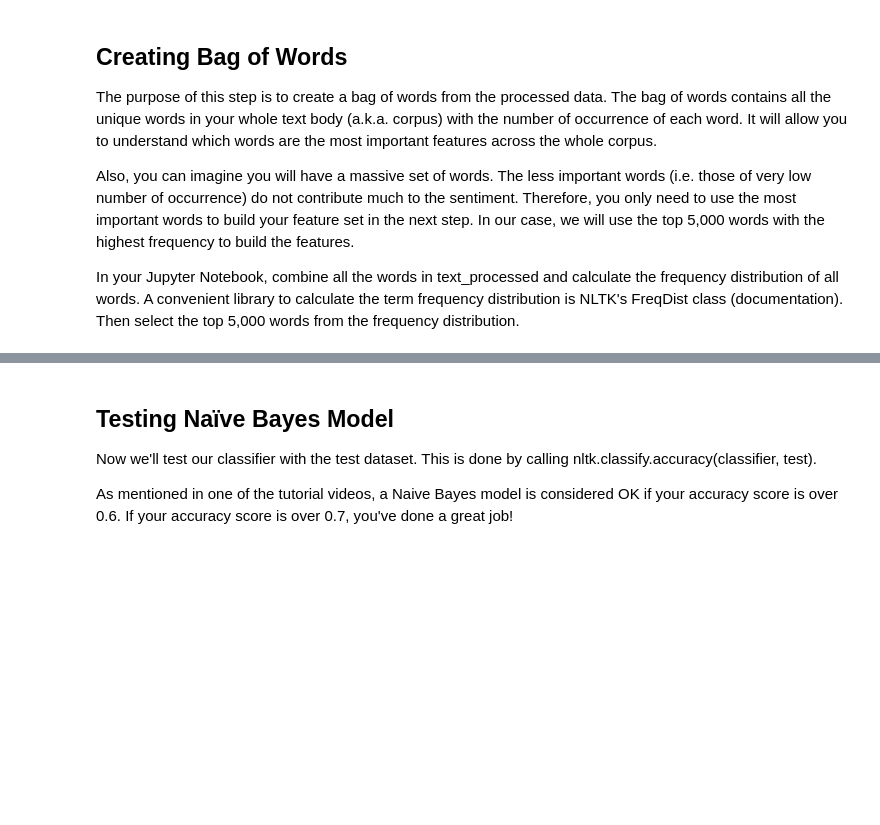
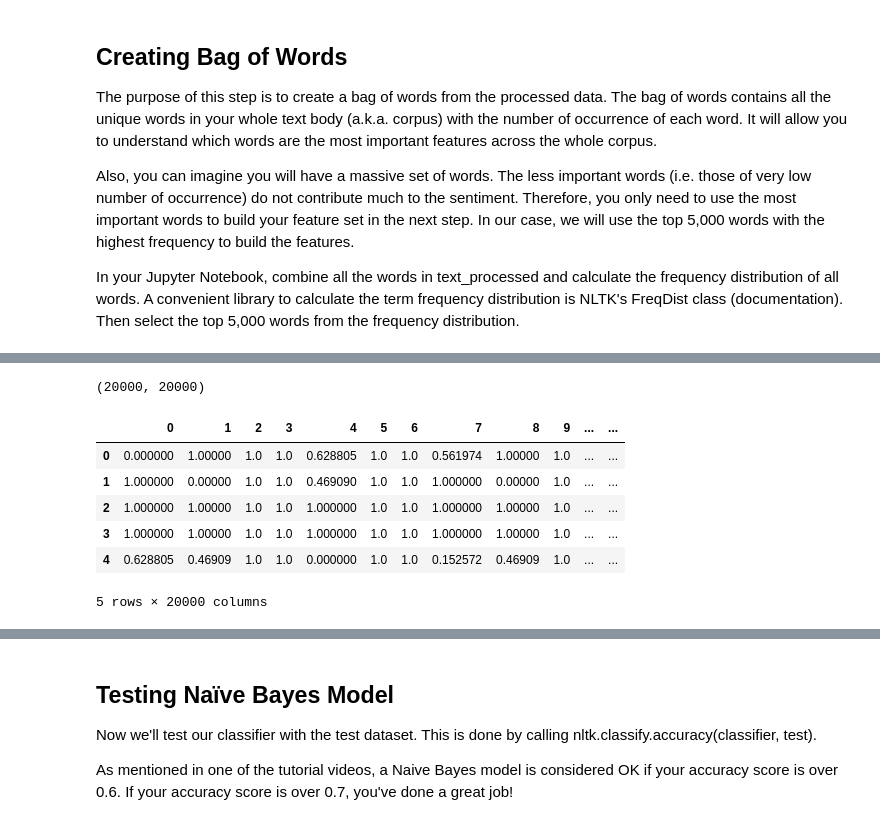
Before and after one commit to Ironhack-Data-Madrid-Enero-2022/lab-nlp, a Jupyter notebook: main.ipynb, the cells around one changed output, grey strips where cells are left out. Saved outputs shown, nothing was run; the diff lists cells and outputs as text; code cells hidden in the pictures; blank space fills up the shorter version.

```diff
--- a/main.ipynb
+++ b/main.ipynb
@@ -33,0 +214,3 @@ Now in your Jupyter Notebook, create a function called remove_stopwords that loo
+# %%
+df['text_processed_str'] = [','.join(map(str, l)) for l in df['text_processed']]
+df.head(2)
@@ -42,0 +248,2 @@ In your Jupyter Notebook, combine all the words in text_processed and calculate
+# %%
+tfidf=TfidfVectorizer(min_df=0.05, tokenizer=spacy_tokenizer)
@@ -42,0 +255,2 @@ In your Jupyter Notebook, combine all the words in text_processed and calculate
+# %%
+tfidf_matrix=tfidf.fit_transform(df['text_processed_str'])
@@ -42,0 +279,16 @@ In your Jupyter Notebook, combine all the words in text_processed and calculate
+# %%
+distancias=1-cos(tfidf_matrix)
+
+distancias.shape
+# %% [output]
+(20000, 20000)
+# %%
+pd.DataFrame(distancias).head()
+# %% [output]
+|  | 0 | 1 | 2 | 3 | 4 | 5 | 6 | 7 | 8 | 9 | ... | ... |
+| 0 | 0.000000 | 1.00000 | 1.0 | 1.0 | 0.628805 | 1.0 | 1.0 | 0.561974 | 1.00000 | 1.0 | ... | ... |
+| 1 | 1.000000 | 0.00000 | 1.0 | 1.0 | 0.469090 | 1.0 | 1.0 | 1.000000 | 0.00000 | 1.0 | ... | ... |
+| 2 | 1.000000 | 1.00000 | 1.0 | 1.0 | 1.000000 | 1.0 | 1.0 | 1.000000 | 1.00000 | 1.0 | ... | ... |
+| 3 | 1.000000 | 1.00000 | 1.0 | 1.0 | 1.000000 | 1.0 | 1.0 | 1.000000 | 1.00000 | 1.0 | ... | ... |
+| 4 | 0.628805 | 0.46909 | 1.0 | 1.0 | 0.000000 | 1.0 | 1.0 | 0.152572 | 0.46909 | 1.0 | ... | ... |
+5 rows × 20000 columns
```
Also changed, not shown: parts of 61 cells of this notebook.
